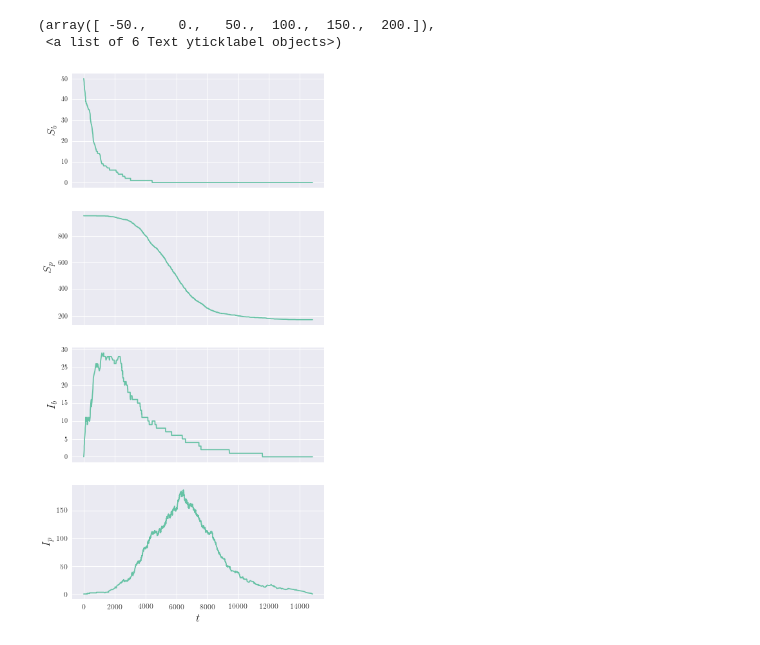
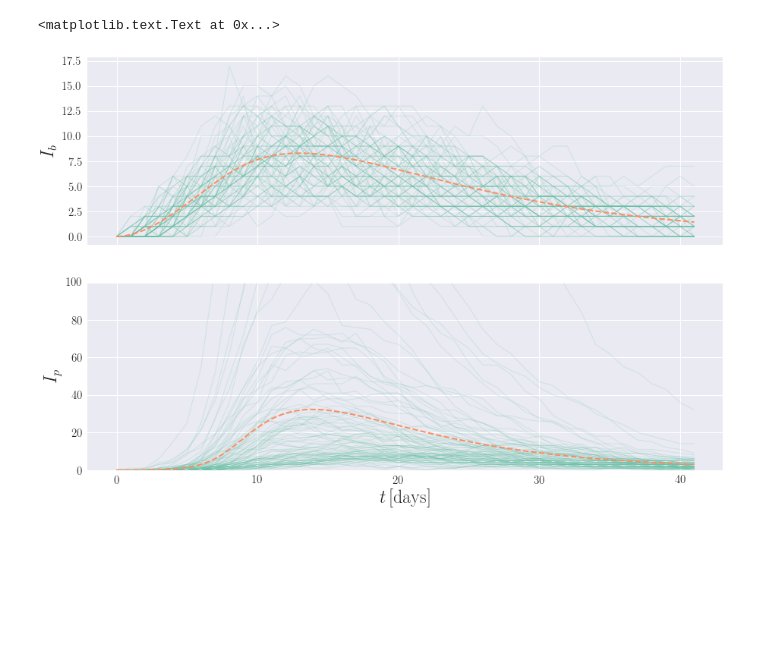
Before and after one commit to systemsmedicine/plague2017, a Jupyter notebook: plague.ipynb, the cells around one changed output. Saved outputs shown, nothing was run; the diff lists cells and outputs as text; code cells hidden in the pictures; blank space fills up the shorter version.

Commit message:
actual parameters, time-dependent rates w/naive tau-leaping

```diff
--- a/plague.ipynb
+++ b/plague.ipynb
@@ -87,13 +127,48 @@ t, y = plague(x)
-# %%
-fig, axes = plt.subplots(4, figsize=(7,15), sharex=True)
-labels = [r'$S_b$', r'$S_p$', r'$I_b$', r'$I_p$']
-for i in range(len(axes)):
-    axes[i].plot(t, y[:, i])
-    axes[i].set_ylabel(labels[i], fontsize=18)
-axes[3].set_xlabel(r'$t$', fontsize=18) # time units are 1/[units of the rates]
-plt.xticks(fontsize=12)
-plt.yticks(fontsize=12)
-# %% [output]
-(array([ -50.,    0.,   50.,  100.,  150.,  200.]),
- <a list of 6 Text yticklabel objects>)
-[figure, removed]
+# %%
+# Deterministic solution
+
+def det(x, t):
+    return [- alpha*flea(t)*intervention(t)*x[0] - beta*intervention(t)*x[0]*x[5]/N, -beta*intervention(t)*x[1]*x[5]/N,
+            alpha*flea(t)*intervention(t)*x[0] - gamma_b*x[2], beta*intervention(t)*(x[0]+x[1])*x[5]/N - gamma_p*x[3],
+            gamma_b*x[2] - epsilon*x[4] - delta_b*x[4], gamma_p*x[3] + epsilon*x[4] - delta_p*x[5]]
+# %%
+x_0 = [S_b_0, S_p_0, 0, 0, 0, 0]
+dt = 0.01
+t = np.arange(0., 41. + dt, dt)
+f_irf = v_flea(t)
+f_itv = v_itv(t)
+
+z = odeint(det, x_0, t)
+# %%
+runs = 100
+
+
+I_b = []
+I_p = []
+
+for realisation in range(runs):
+    y = plague_tau(x_0, t, dt, f_irf, f_itv)
+    I_b.append(y[:, 4][: : int(1./dt)])
+    I_p.append(y[:, 5][: : int(1./dt)])
+# %%
+fig, axes = plt.subplots(2, figsize=(15,10), sharex=True)
+
+for i in range(runs):
+    axes[0].plot(t[: : int(1./dt)], I_b[i], linewidth=1., color=colours[0], alpha=0.2)
+    axes[1].plot(t[: : int(1./dt)], I_p[i], linewidth=1., color=colours[0], alpha=0.2)
+
+axes[1].set_ylim(0,20)
+axes[1].set_ylim(0,100)
+
+axes[0].plot(t, z[:,4], color=colours[1], linestyle='--', linewidth=2.)
+axes[1].plot(t, z[:,5], color=colours[1], linestyle='--', linewidth=2.)
+
+axes[0].tick_params(labelsize=15)
+axes[1].tick_params(labelsize=15)
+
+axes[0].set_ylabel(r'$I_b$', fontsize=24)
+axes[1].set_ylabel(r'$I_p$', fontsize=24)
+axes[1].set_xlabel(r'$t\,\rm{[days]}$', fontsize=24)
+# %% [output]
+<matplotlib.text.Text at 0x...>
+[figure, added]
```
Also changed, not shown: parts of 6 cells of this notebook.
